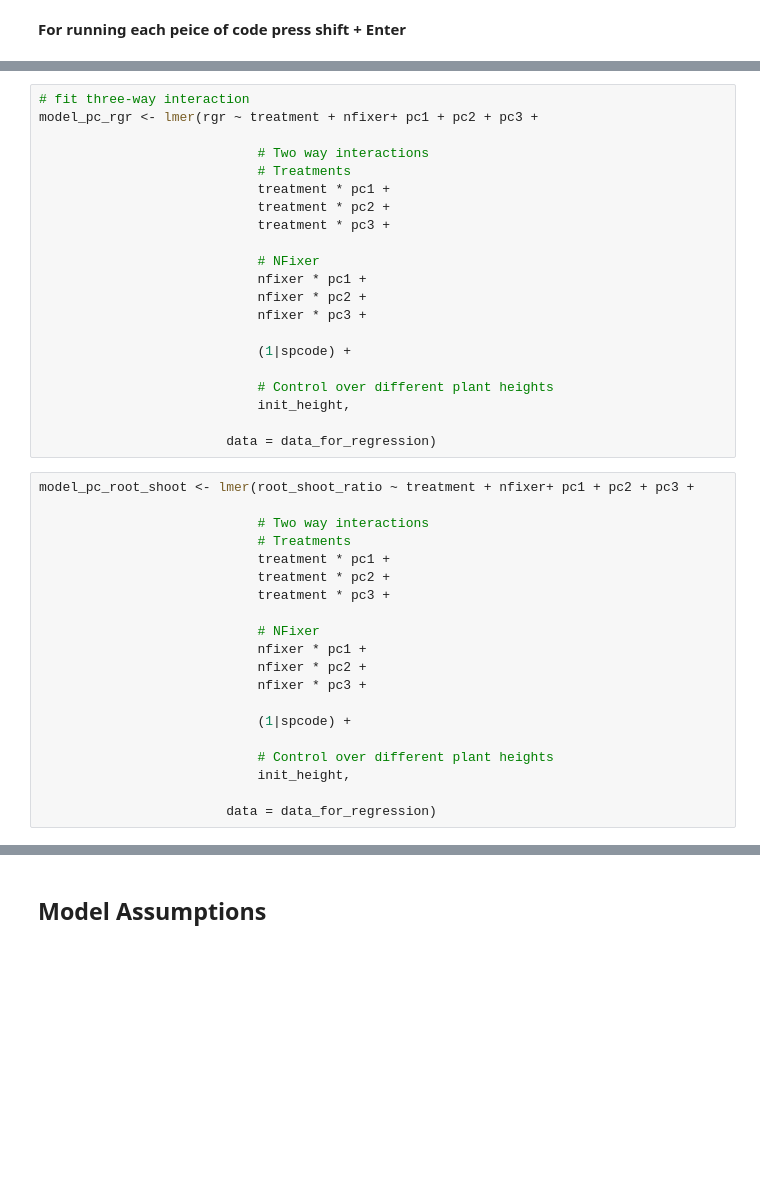
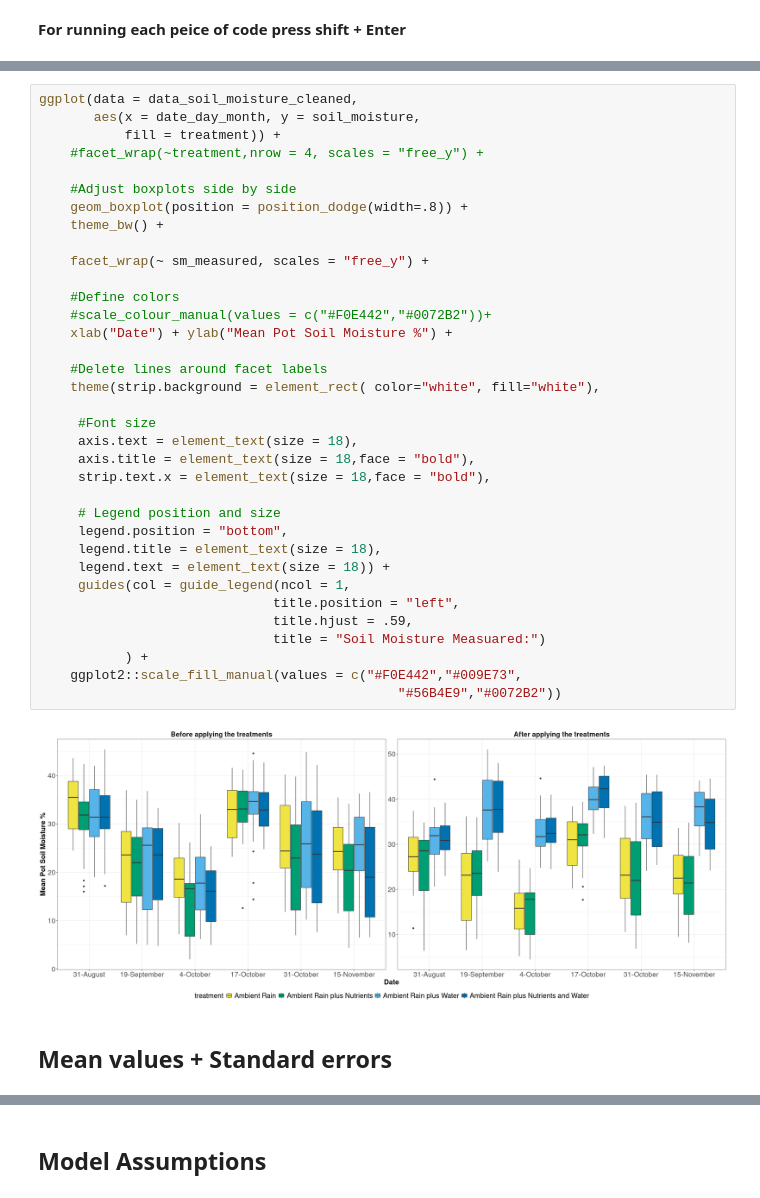
Before and after one commit to ecamo19/shade_house_reproducible_stats, a Jupyter notebook: notebooks/supplementary_figures.ipynb, the cells around one changed output, grey strips where cells are left out. Cells and saved outputs as stored; diff of their text form; blank space fills up the shorter version.

```diff
--- a/notebooks/supplementary_figures.ipynb
+++ b/notebooks/supplementary_figures.ipynb
@@ -222,41 +91,39 @@ model_pc_total_biomass <- lmer(total_biomass ~ treatment + nfixer+ pc1 + pc2 + p
-# %%
-# fit three-way interaction
-model_pc_rgr <- lmer(rgr ~ treatment + nfixer+ pc1 + pc2 + pc3 +
-
-                            # Two way interactions
-                            # Treatments
-                            treatment * pc1 +
-                            treatment * pc2 +
-                            treatment * pc3 +
-
-                            # NFixer
-                            nfixer * pc1 +
-                            nfixer * pc2 +
-                            nfixer * pc3 +
-
-                            (1|spcode) +
-
-                            # Control over different plant heights
-                            init_height,
-
-                        data = data_for_regression)
-# %%
-model_pc_root_shoot <- lmer(root_shoot_ratio ~ treatment + nfixer+ pc1 + pc2 + pc3 +
-
-                            # Two way interactions
-                            # Treatments
-                            treatment * pc1 +
-                            treatment * pc2 +
-                            treatment * pc3 +
-
-                            # NFixer
-                            nfixer * pc1 +
-                            nfixer * pc2 +
-                            nfixer * pc3 +
-
-                            (1|spcode) +
-
-                            # Control over different plant heights
-                            init_height,
-
-                        data = data_for_regression)
+# %%
+ggplot(data = data_soil_moisture_cleaned,
+	   aes(x = date_day_month, y = soil_moisture,
+	   	   fill = treatment)) +
+	#facet_wrap(~treatment,nrow = 4, scales = "free_y") +
+
+	#Adjust boxplots side by side
+	geom_boxplot(position = position_dodge(width=.8)) +
+	theme_bw() +
+
+    facet_wrap(~ sm_measured, scales = "free_y") +
+
+	#Define colors
+	#scale_colour_manual(values = c("#F0E442","#0072B2"))+
+	xlab("Date") + ylab("Mean Pot Soil Moisture %") +
+
+	#Delete lines around facet labels
+	theme(strip.background = element_rect( color="white", fill="white"),
+
+     #Font size
+     axis.text = element_text(size = 18),
+     axis.title = element_text(size = 18,face = "bold"),
+     strip.text.x = element_text(size = 18,face = "bold"),
+
+     # Legend position and size
+     legend.position = "bottom",
+     legend.title = element_text(size = 18),
+     legend.text = element_text(size = 18)) +
+	 guides(col = guide_legend(ncol = 1,
+	 						  title.position = "left",
+	 						  title.hjust = .59,
+	 						  title = "Soil Moisture Measuared:")
+	 	   ) +
+    ggplot2::scale_fill_manual(values = c("#F0E442","#009E73",
+                                              "#56B4E9","#0072B2"))
+# %% [output]
+[figure, added]
+# %% [markdown]
+## Mean values + Standard errors
```
Also changed, not shown: parts of 64 cells of this notebook.
